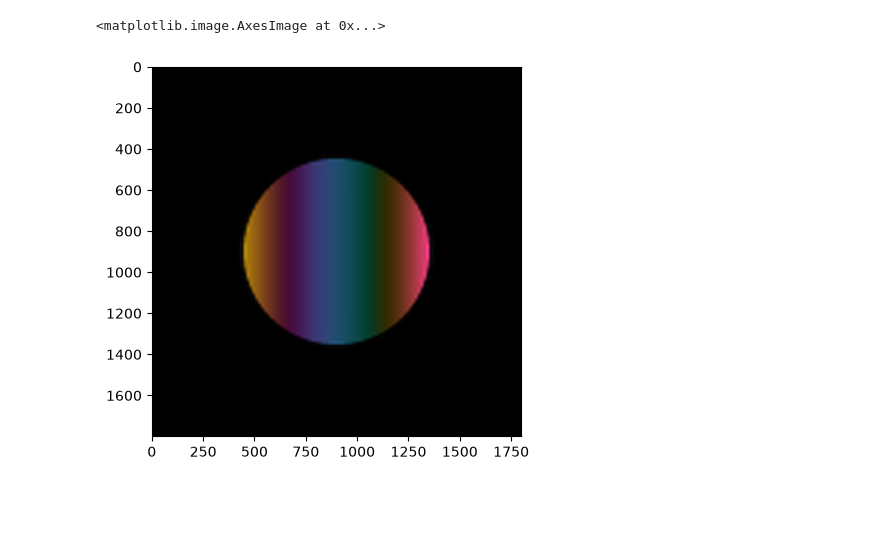
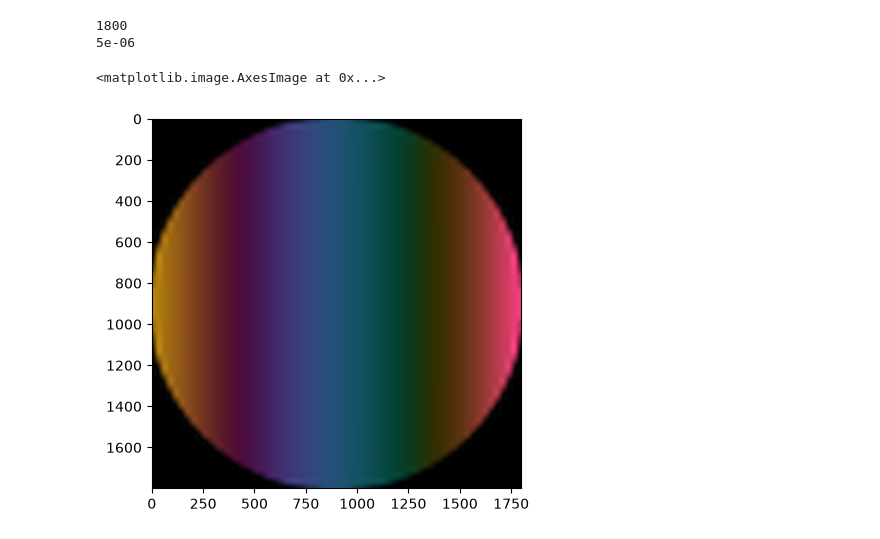
Before and after one commit to yinzi-xin/backPAC, a Jupyter notebook: demos/liquid_crystal_modal_coronagraph.ipynb, the cells around one changed output. Saved outputs shown, nothing was run; the diff lists cells and outputs as text; code cells hidden in the pictures; blank space fills up the shorter version.

```diff
--- a/demos/liquid_crystal_modal_coronagraph.ipynb
+++ b/demos/liquid_crystal_modal_coronagraph.ipynb
@@ -14,32 +14,42 @@ from backpac.apply_complex_map import apply_complex_map
 # %%
 #Define MPLC parameters
 diameter = 9e-3  # Aperture diameter
-simulation_diameter = diameter * 2.0  # Simulation diameter
-num_planes = 4  # Number of phase screens
-total_length = 50.0e-2 # Initial total length of the system
+oversizing = 1.0  # Oversizing factor for the simulation
+simulation_diameter = diameter * oversizing  # Simulation diameter
+num_planes = 5  # Number of phase screens
+total_length = 100.0e-2 # Initial total length of the system
 center_wavel = 632e-9  # Center wavelength for the system
 wavelengths = np.array([center_wavel])  # Wavelengths of the input modes
 # %%
 #Load input mode
-input_mode = np.load('mplc_input_single_mode.npy')
+input_mode = np.load('demos/mplc_input_single_mode.npy') #relative to workspace root
 
-#zero pad the input mode by factor of 2
-input_mode = np.pad(input_mode, ((input_mode.shape[0]//2, input_mode.shape[0]//2), (input_mode.shape[1]//2, input_mode.shape[1]//2)), mode='constant')
+#zero pad the input mode so its array size scales by factor of oversizing (supports non-integer oversizing)
+target_shape = [int(round(s * oversizing)) for s in input_mode.shape]
+pad_widths = [((t - s) // 2, t - s - (t - s) // 2) for s, t in zip(input_mode.shape, target_shape)]
+input_mode = np.pad(input_mode, pad_widths, mode='constant')
 
-lc_pix_size = 20e-6  # Liquid crystal pixel size
-simulation_pix_size = lc_pix_size / 2.0  # Simulation pixel size
+bin_size = 2  # Binning factor for the simulation
+
+lc_pix_size = 10e-6  # Liquid crystal pixel size
+simulation_pix_size = lc_pix_size / bin_size  # Simulation pixel size
 wf_npixels = round(simulation_diameter / simulation_pix_size)  # Number of pixels in the simulation
+
+print(wf_npixels)
+print(simulation_pix_size)
 
 #normalize input mode
 input_mode = input_mode / np.sqrt(np.sum(np.abs(input_mode)**2))
 
 #interpolate input mode to match wf_npixels using zoom
 input_mode = zoom(input_mode, (wf_npixels / input_mode.shape[0], wf_npixels / input_mode.shape[1]), order=3)
 
 plt.figure()
 plt.imshow(apply_complex_map(input_mode))
 # %% [output]
-<matplotlib.image.AxesImage at 0x...>
+1800
+5e-06
+<matplotlib.image.AxesImage at 0x...>
-[figure, old version]
+[figure, new version]
 # %%
 #Calculate output mode
```
Also changed, not shown: parts of 5 cells of this notebook, 2 other files.
